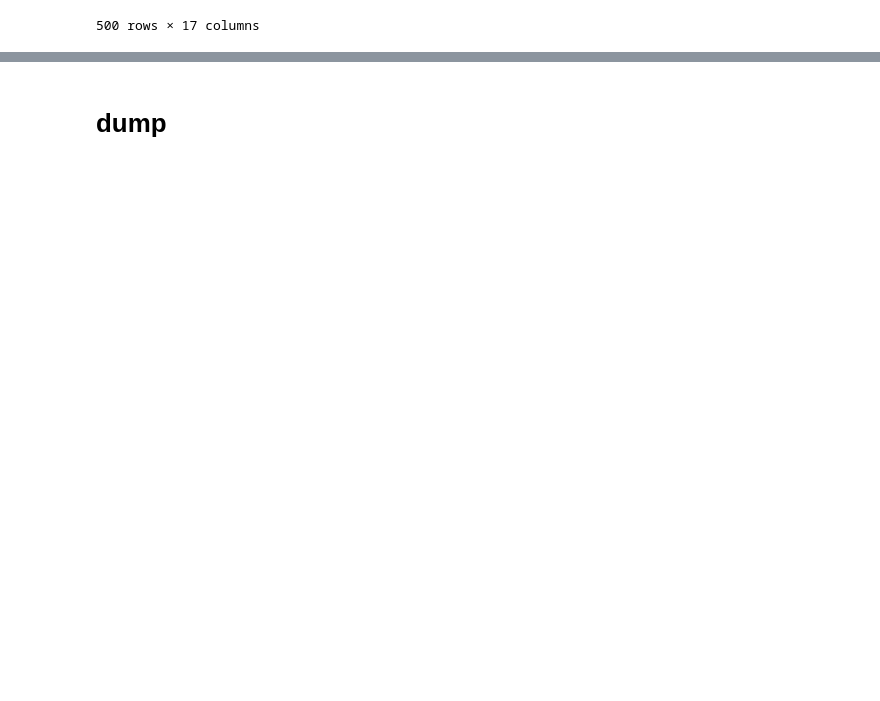
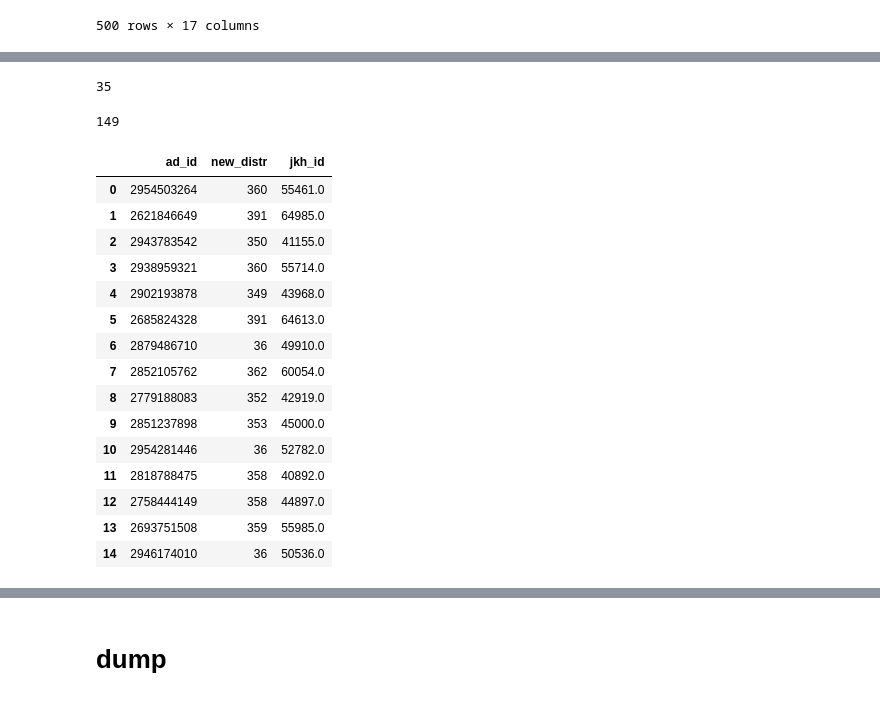
Before and after one commit to Nedvizhka/yadisk_loader, a Jupyter notebook: dev_check_jupyter/dev_parse_w_dadata.ipynb, the cells around one changed output, grey strips where cells are left out. Cells and saved outputs as stored; diff of their text form; code cells hidden in the pictures; blank space fills up the shorter version.

Commit message:
update algo to replace unmatch d_id in jkh_house

```diff
--- a/dev_check_jupyter/dev_parse_w_dadata.ipynb
+++ b/dev_check_jupyter/dev_parse_w_dadata.ipynb
@@ -508,4 +490,4 @@ def get_districts_from_house(df, engine):
 # %%
 districts_df, error_loading_districts_from_houses = get_districts_from_house(ddt_avito, sql_engine)
 districts_df = districts_df[~districts_df.ad_id.isna()]
-# districts_df.drop_duplicates(subset=['house_fias_id', 'district_id'], keep='last', inplace=True)
+districts_df.drop_duplicates(subset=['house_fias_id', 'ad_id', 'district_id'], keep='last', inplace=True)
@@ -566,0 +526,2 @@ df_avito_realty_sample_1.set_index(['ad_id']).fillna(districts_df.set_index(['co
+# %%
+new_df = df_avito_realty_sample.merge(districts_df[['ad_id', 'house_id', 'jkh_id', 'dadata_house_id']], on='ad_id', how='left')
@@ -566,0 +544,20 @@ df_avito_realty_sample_1.set_index(['ad_id']).fillna(districts_df.set_index(['co
+# %%
+distr_to_update = pd.DataFrame(columns=['ad_id', 'new_distr', 'jkh_id'])
+for i, val in new_df.iterrows():
+    try:
+        flagNan = np.isnan(val.district_id)
+    except:
+        flagNan = val.district_id == None
+    if flagNan or val.district_id == 'unknown_district' or val.district_id == None:
+        try:
+            new_df.at[i, 'district_id'] = districts_df[districts_df.ad_id == val.ad_id].district_id.iloc[0]
+        except:
+            new_df.at[i, 'district_id'] = None
+    else:
+        try:
+            new_district = districts_df[districts_df.ad_id == val.ad_id].district_id.iloc[0]
+            if val.district_id != str(new_district):
+                print('distr', val.district_id, 'in current', val.ad_id, 'but', new_district, 'in new_df')
+                distr_to_update.loc[len(distr_to_update)] = [val.ad_id, val.district_id, val.jkh_id]
+        except:
+            pass
@@ -566,0 +580,29 @@ df_avito_realty_sample_1.set_index(['ad_id']).fillna(districts_df.set_index(['co
+# %%
+# было
+len(new_df[(~new_df.district_id.isna()) & (new_df.house_id.isna())])
+# %% [output]
+35
+# %%
+# стало
+len(new_df[~new_df.district_id.isna()])
+# %% [output]
+149
+# %%
+distr_to_update
+# %% [output]
+|  | ad_id | new_distr | jkh_id |
+| 0 | 2954503264 | 360 | 55461.0 |
+| 1 | 2621846649 | 391 | 64985.0 |
+| 2 | 2943783542 | 350 | 41155.0 |
+| 3 | 2938959321 | 360 | 55714.0 |
+| 4 | 2902193878 | 349 | 43968.0 |
+| 5 | 2685824328 | 391 | 64613.0 |
+| 6 | 2879486710 | 36 | 49910.0 |
+| 7 | 2852105762 | 362 | 60054.0 |
+| 8 | 2779188083 | 352 | 42919.0 |
+| 9 | 2851237898 | 353 | 45000.0 |
+| 10 | 2954281446 | 36 | 52782.0 |
+| 11 | 2818788475 | 358 | 40892.0 |
+| 12 | 2758444149 | 358 | 44897.0 |
+| 13 | 2693751508 | 359 | 55985.0 |
+| 14 | 2946174010 | 36 | 50536.0 |
```
Also changed, not shown: parts of 18 cells of this notebook, 6 other files.
